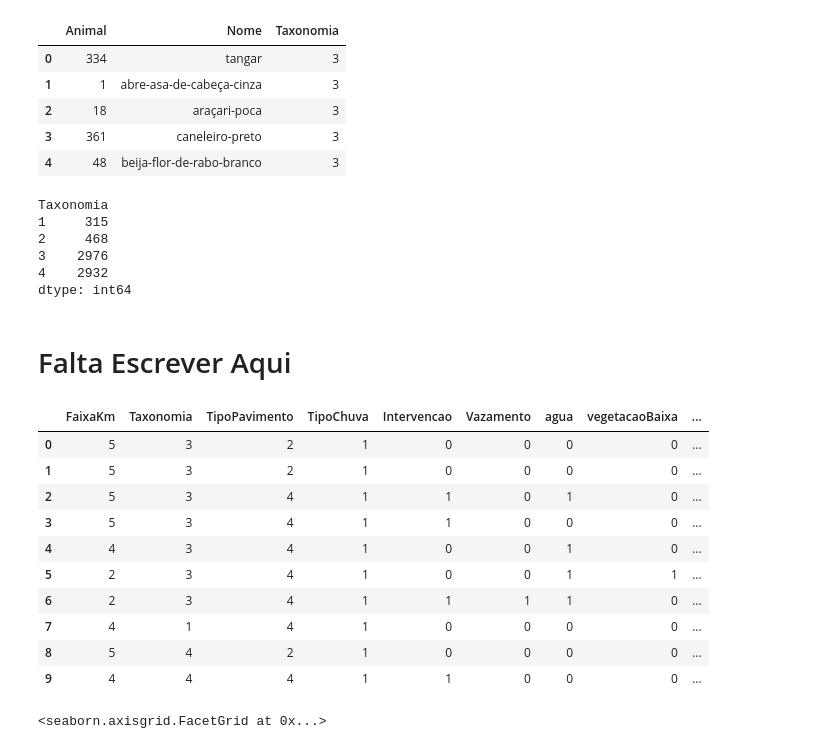
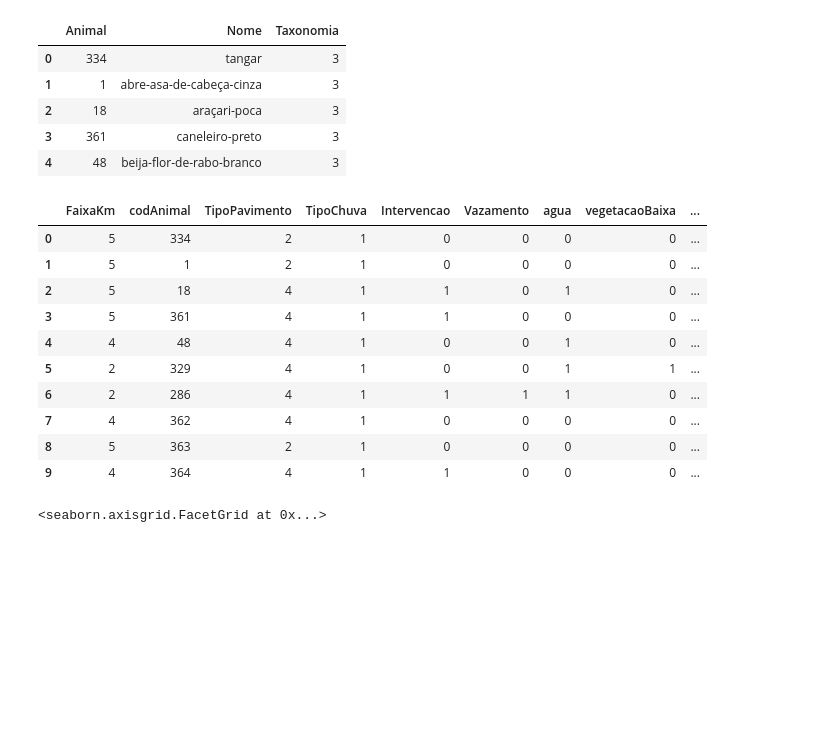
Before and after one commit to JaymeNogueira/Ocorrencias-Animais, a Jupyter notebook: Ocorrencias Animais.ipynb, the cells around one changed output. Saved outputs shown, nothing was run; the diff lists cells and outputs as text; code cells hidden in the pictures; blank space fills up the shorter version.

```diff
--- a/Ocorrencias Animais.ipynb
+++ b/Ocorrencias Animais.ipynb
@@ -212,33 +212,23 @@ relanimal.head()
 | 3 | 361 | caneleiro-preto | 3 |
 | 4 | 48 | beija-flor-de-rabo-branco | 3 |
 # %%
-dc['codAnimal'] = relanimal['Taxonomia']
-relanimal.groupby('Taxonomia').size()
+dc['Taxonomia'] = relanimal['Taxonomia']
-# %% [output]
-Taxonomia
-1     315
-2     468
-3    2976
-4    2932
-dtype: int64
-# %% [markdown]
-# Falta Escrever Aqui
 # %%
-dc.rename(columns={'codAnimal': 'Taxonomia', 'Km': 'FaixaKm', 'codTipoPavimento': 'TipoPavimento',
+dc.rename(columns={'Km': 'FaixaKm', 'codTipoPavimento': 'TipoPavimento',
                   'codTipoChuva': 'TipoChuva', 'codTipoLocal': 'TipoLocal'}, inplace=True)
 dc.head(10)
 # %% [output]
-|  | FaixaKm | Taxonomia | TipoPavimento | TipoChuva | Intervencao | Vazamento | agua | vegetacaoBaixa | ... |
-| 0 | 5 | 3 | 2 | 1 | 0 | 0 | 0 | 0 | ... |
-| 1 | 5 | 3 | 2 | 1 | 0 | 0 | 0 | 0 | ... |
-| 2 | 5 | 3 | 4 | 1 | 1 | 0 | 1 | 0 | ... |
-| 3 | 5 | 3 | 4 | 1 | 1 | 0 | 0 | 0 | ... |
-| 4 | 4 | 3 | 4 | 1 | 0 | 0 | 1 | 0 | ... |
-| 5 | 2 | 3 | 4 | 1 | 0 | 0 | 1 | 1 | ... |
-| 6 | 2 | 3 | 4 | 1 | 1 | 1 | 1 | 0 | ... |
-| 7 | 4 | 1 | 4 | 1 | 0 | 0 | 0 | 0 | ... |
-| 8 | 5 | 4 | 2 | 1 | 0 | 0 | 0 | 0 | ... |
-| 9 | 4 | 4 | 4 | 1 | 1 | 0 | 0 | 0 | ... |
+|  | FaixaKm | codAnimal | TipoPavimento | TipoChuva | Intervencao | Vazamento | agua | vegetacaoBaixa | ... |
+| 0 | 5 | 334 | 2 | 1 | 0 | 0 | 0 | 0 | ... |
+| 1 | 5 | 1 | 2 | 1 | 0 | 0 | 0 | 0 | ... |
+| 2 | 5 | 18 | 4 | 1 | 1 | 0 | 1 | 0 | ... |
+| 3 | 5 | 361 | 4 | 1 | 1 | 0 | 0 | 0 | ... |
+| 4 | 4 | 48 | 4 | 1 | 0 | 0 | 1 | 0 | ... |
+| 5 | 2 | 329 | 4 | 1 | 0 | 0 | 1 | 1 | ... |
+| 6 | 2 | 286 | 4 | 1 | 1 | 1 | 1 | 0 | ... |
+| 7 | 4 | 362 | 4 | 1 | 0 | 0 | 0 | 0 | ... |
+| 8 | 5 | 363 | 2 | 1 | 0 | 0 | 0 | 0 | ... |
+| 9 | 4 | 364 | 4 | 1 | 1 | 0 | 0 | 0 | ... |
 # %%
 g = sns.FacetGrid(dc, col='Taxonomia')
 g.map(plt.hist, 'FaixaKm', bins=10)
```
Also changed, not shown: parts of 26 cells of this notebook, 3 other files.
